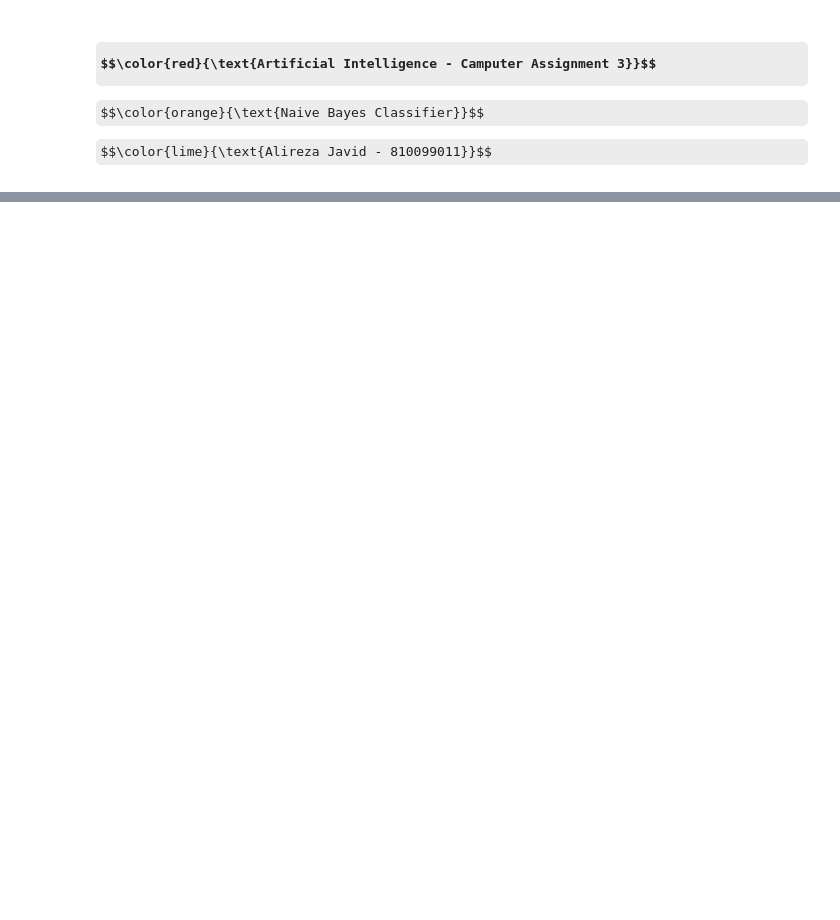
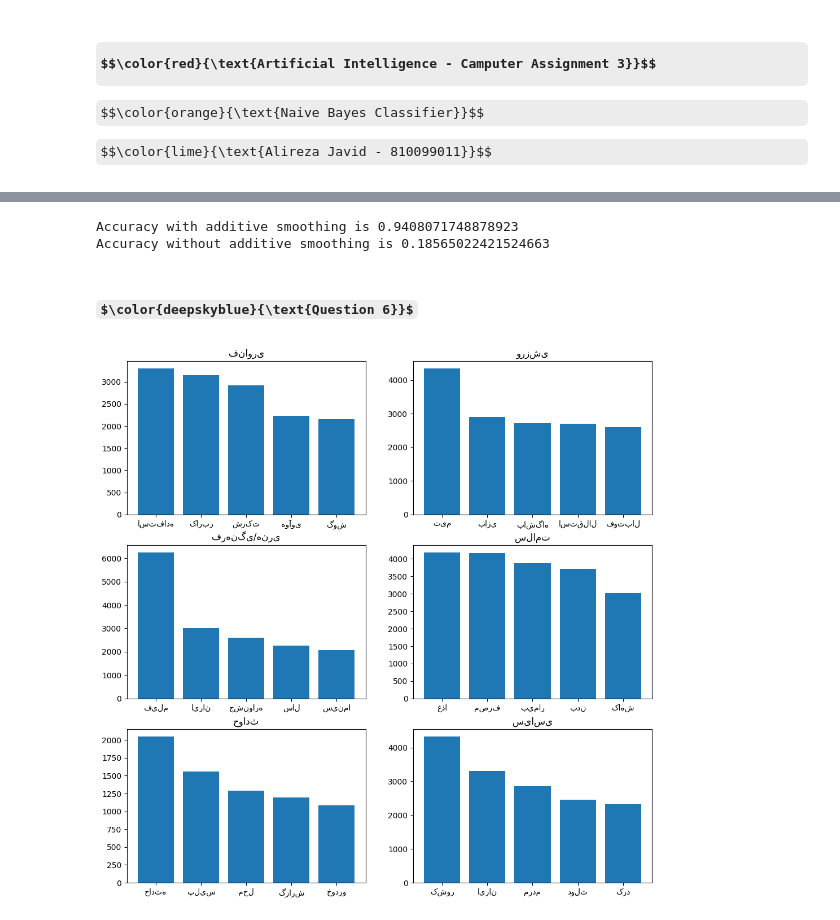
Before and after one commit to ajavid34/Artificial-Intelligence, a Jupyter notebook: CA 3/CA3.ipynb, the cells around one changed output, grey strips where cells are left out. Drawn from its saved outputs; the diff is of its cells as text; code cells hidden in the pictures; some formulas as TeX source; blank space fills up the shorter version.

```diff
--- a/CA 3/CA3.ipynb
+++ b/CA 3/CA3.ipynb
@@ -16,0 +121,14 @@ ModuleNotFoundError: No module named 'parsivar'
+# %%
+def count_train_info(trainInfo , words , category):
+    for word in words:
+        all_categories_words.add(word)
+        train_counts[category] += 1
+        if(word in train_info[category].keys()):
+            train_info[category][word] += 1
+        else:
+            train_info[category][word] = 1
+
+train_counts = {"فناوری": 0 , "فرهنگی/هنری": 0 , "حوادث": 0 , "ورزشی": 0, "سلامت":0, "سیاسی":0}
+train_info = {"فناوری": {} , "فرهنگی/هنری": {} , "حوادث": {} , "ورزشی": {}, "سلامت":{}, "سیاسی":{}}
+all_categories_words = set()
+train_df.apply(lambda row : count_train_info(train_info , row["content"] , row["label"]), axis = 1);
@@ -16,0 +175,53 @@ ModuleNotFoundError: No module named 'parsivar'
+# %%
+def additive_smoothing(train_info , train_counts , test_words, alpha):
+    title = ""
+    p_max = float("-inf");
+    for category , words in train_info.items():
+        p = math.log(1/5)
+        for test_word in test_words:
+            if(test_word not in words.keys()):
+                if not alpha:
+                    p += float("-inf")
+                else:
+                    p += math.log(alpha / (train_counts[category] + alpha * len(all_categories_words) ) )
+            else:
+                p += math.log((words[test_word] + alpha) / (train_counts[category] + alpha * len(all_categories_words)))
+        if(p_max < p ):
+            title = category
+            p_max = p
+    return title
+
+alpha = 0.35
+test_df["additive_smoothing_results"] = test_df.apply(lambda row : additive_smoothing(train_info , train_counts , row["content"], alpha) , axis = 1)
+test_df["additive_smoothing_validity"] = np.where(test_df["label"] == test_df["additive_smoothing_results"], True, False)
+test_df["additive_smoothing_validity"].value_counts()
+AD_accuracy = test_df[test_df["additive_smoothing_validity"]]["additive_smoothing_validity"].count() / test_df["additive_smoothing_validity"].count()
+
+test_df["bayes_results"] = test_df.apply(lambda row : additive_smoothing(train_info , train_counts , row["content"], 0) , axis = 1)
+test_df["bayes_results_validity"] = np.where(test_df["label"] == test_df["bayes_results"], True, False)
+test_df["bayes_results_validity"].value_counts()
+B_accuracy = test_df[test_df["bayes_results_validity"]]["bayes_results_validity"].count() / test_df["bayes_results_validity"].count()
+
+print("Accuracy with additive smoothing is " + str(AD_accuracy))
+print("Accuracy without additive smoothing is " + str(B_accuracy))
+# %% [output]
+Accuracy with additive smoothing is 0.9408071748878923
+Accuracy without additive smoothing is 0.18565022421524663
+# %% [markdown]
+### $\color{deepskyblue}{\text{Question 6}}$
+# %%
+fig, axes = plt.subplots(3,2,figsize=(12,12))
+i, j = 0, 0
+for category in train_info.keys():
+    train_info_with_sort = dict(sorted(train_info[category].items(), key=operator.itemgetter(1), reverse=True)[:5])
+    words = [word for word in train_info_with_sort.keys()]
+    numbers = [num for num in train_info_with_sort.values()]
+    axes[i][j].bar(words , numbers)
+    axes[i][j].set_title(category)
+    i += 1
+    if i==3:
+        i = 0
+        j += 1
+plt.show()
+# %% [output]
+[figure, added]
```
Also changed, not shown: parts of 30 cells of this notebook, 1 other file.
